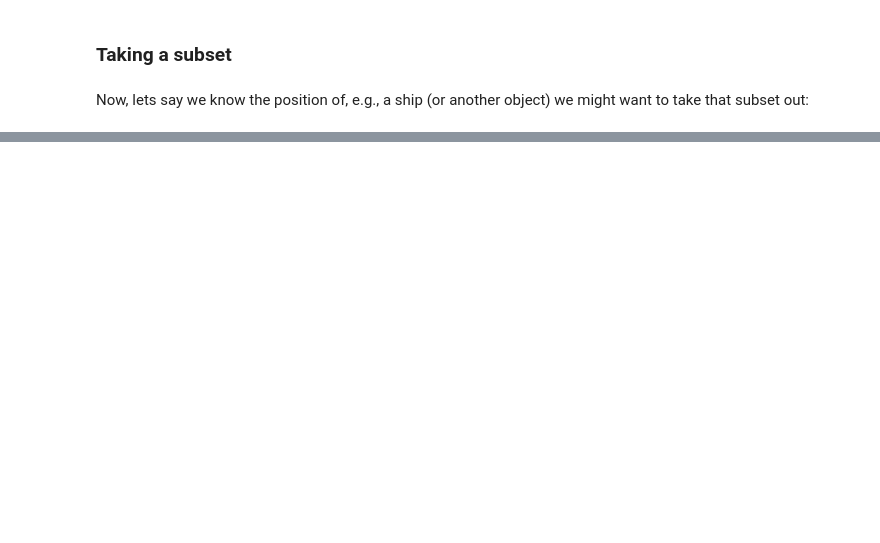
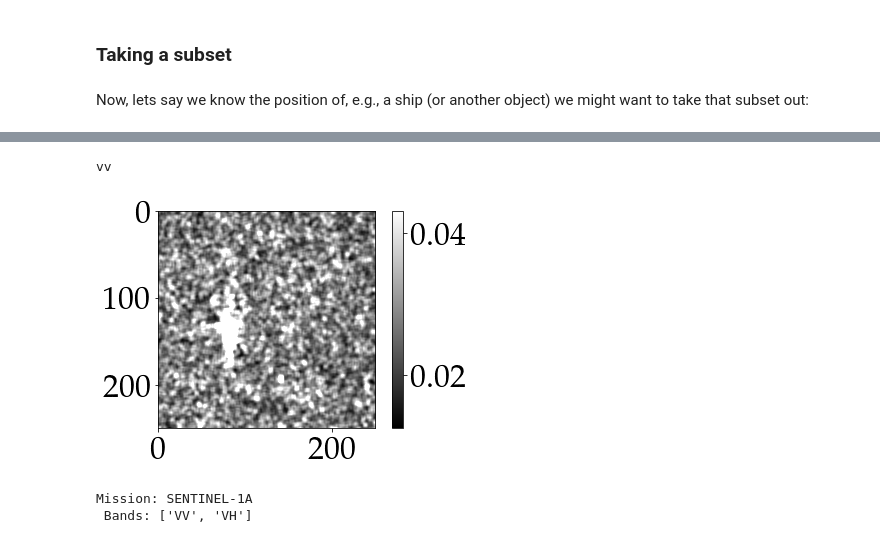
Before and after one commit to aalling93/Sentinel_1_python, a Jupyter notebook: examples/examples_clone_build/download_calibrate_speckle.ipynb, the cells around one changed output, grey strips where cells are left out. Drawn from its saved outputs; the diff is of its cells as text; code cells hidden in the pictures; blank space fills up the shorter version.

```diff
--- a/examples/download_calibrate_speckle.ipynb
+++ b/examples/examples_clone_build/download_calibrate_speckle.ipynb
@@ -117,0 +116,6 @@ img_box[indx[0]-1025:indx[0]+125,indx[1]-1025:indx[1]+125].simple_plot(band_inde
+# %%
+print('vv')
+img[indx[0]-125:indx[0]+125,indx[1]-125:indx[1]+125].simple_plot(band_index=0)
+# %% [output]
+vv
+[figure, added]
@@ -117,0 +124,5 @@ img_box[indx[0]-1025:indx[0]+125,indx[1]-1025:indx[1]+125].simple_plot(band_inde
+# %%
+subset
+# %% [output]
+Mission: SENTINEL-1A
+ Bands: ['VV', 'VH']
```
Also changed, not shown: parts of 15 cells of this notebook, 29 other files.
